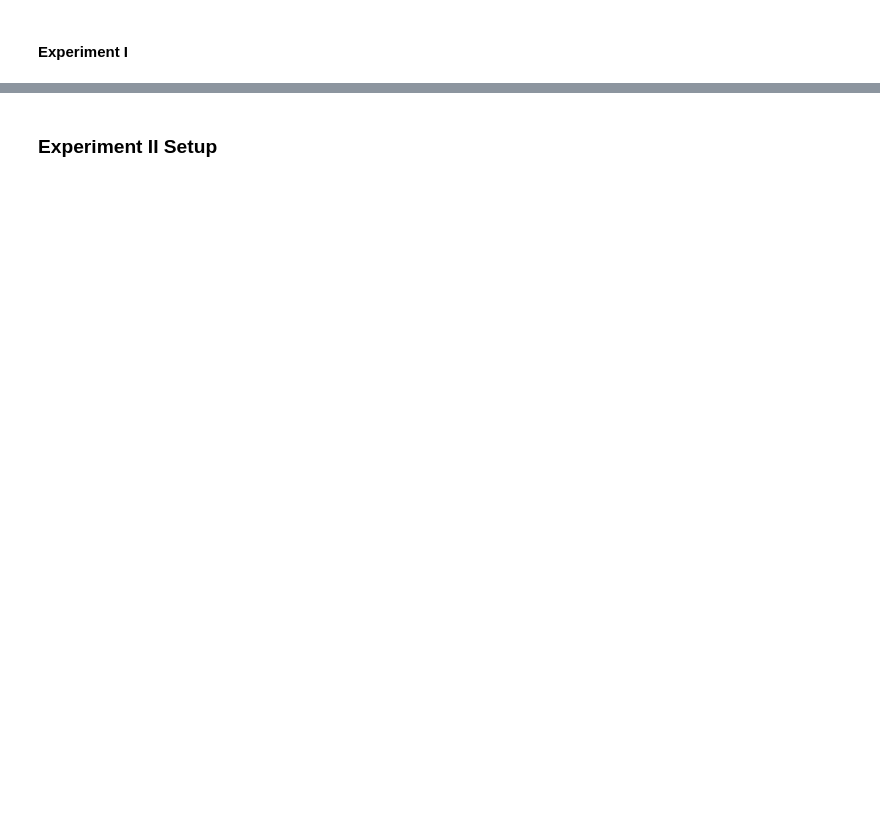
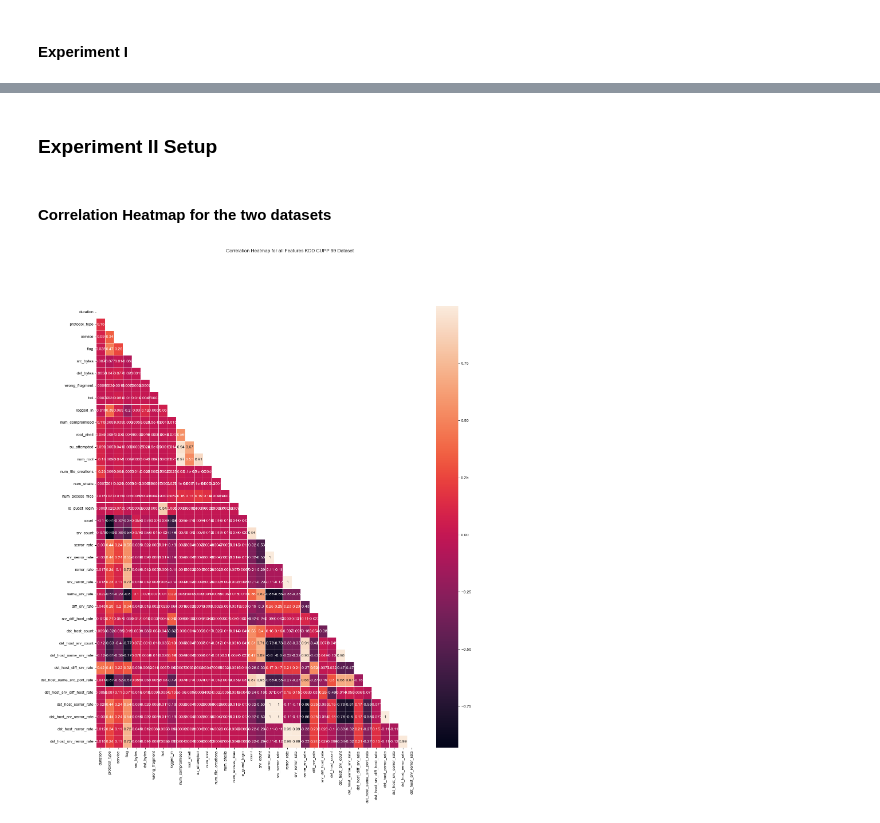
Before and after one commit to Anthony7703/research_project, a Jupyter notebook: ResearchProjectCodeImplemetation.ipynb, the cells around one changed output, grey strips where cells are left out. Drawn from its saved outputs; the diff is of its cells as text; code cells hidden in the pictures; blank space fills up the shorter version.

Commit message:
Implemented experiment II without running it

```diff
--- a/ResearchProjectCodeImplemetation.ipynb
+++ b/ResearchProjectCodeImplemetation.ipynb
@@ -463,3 +488,15 @@ def perform_model_analysis(model, analysis_df_dict, dataset_key, model_name):
     }
 
     return result
+# %%
+# This function is used to plot the correlation  heatmap for a selected group of features from the dataset
+
+def show_correlation_heatmap_chart(df, title):
+    df = df[[col for col in df if df[col].nunique() > 1]]
+    corr = df.corr()
+    plt.figure(figsize=(18,20))
+    mask = np.triu(np.ones_like(corr))
+    sns.heatmap(corr, cmap=plt.cm.Reds, annot=True, mask=mask, linewidths=0.5, annot_kws={ "size": 10 })
+    sns.set_style("white")
+    plt.suptitle(title)
+    plt.show()
@@ -1163,2 +1141,9 @@ UNSWNB15_Analysis_Summary_df
-# %% [markdown]
-### Experiment II Setup
+# %% [markdown]
+### Experiment II Setup
+# %% [markdown]
+#### Correlation Heatmap for the two datasets
+# %%
+title = "Correlation Heatmap for all Features {} Dataset".format(dataset_label_dict[kddcup99])
+show_correlation_heatmap_chart(features_kdd_cup_df, title)
+# %% [output]
+[figure, added]
```
Also changed, not shown: parts of 91 cells of this notebook.
